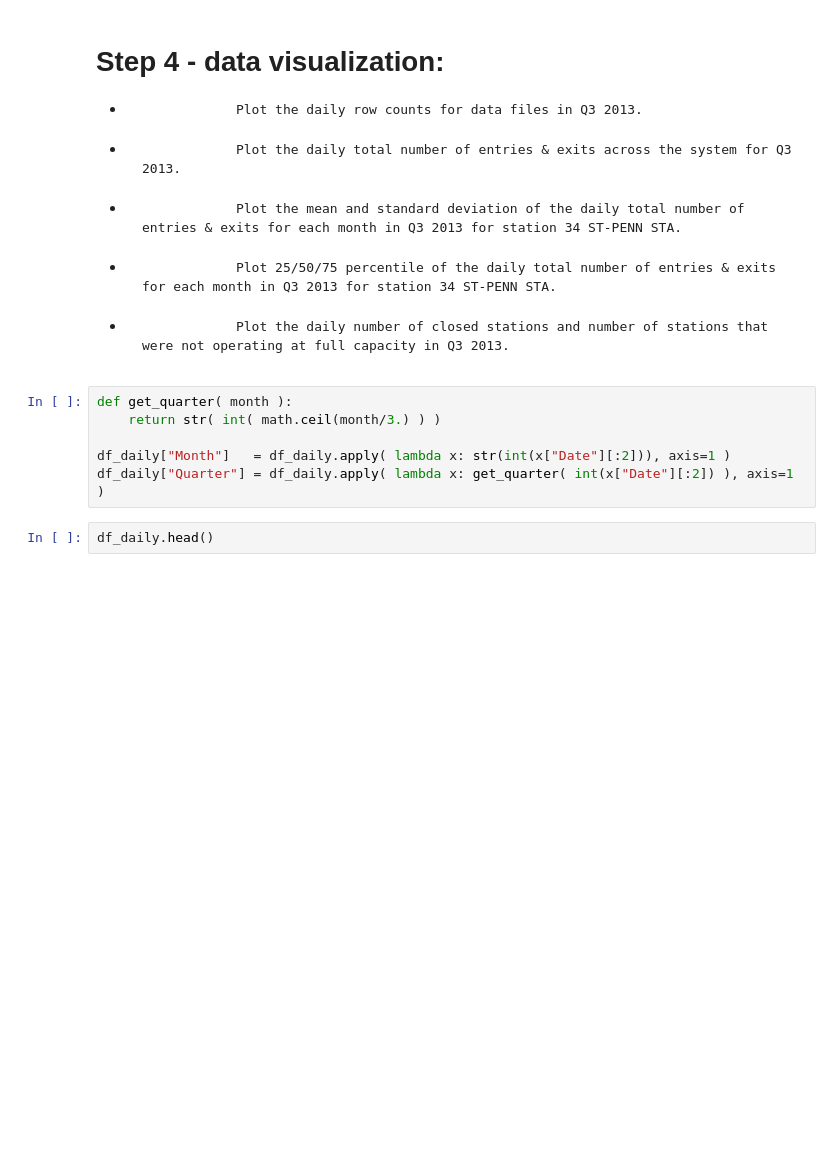
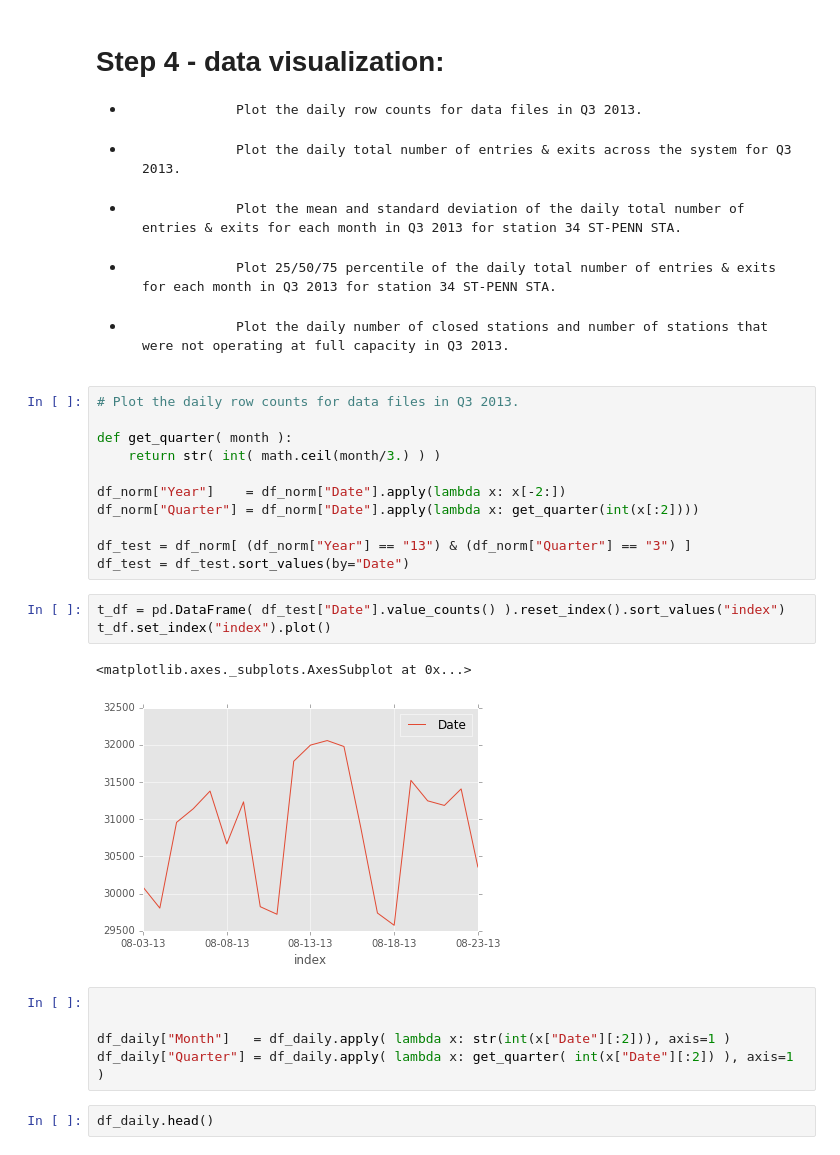
Before and after one commit to tinnyworm/Tinny, a Jupyter notebook: TS/TS Data Challange.ipynb, the cells around one changed output. Saved outputs shown, nothing was run; the diff lists cells and outputs as text; blank space fills up the shorter version.

Commit message:
visualization done

```diff
--- a/TS/TS Data Challange.ipynb
+++ b/TS/TS Data Challange.ipynb
@@ -445,9 +461,25 @@ closed[["Station","Date","DailyTraffic"]].head()
 -                 Plot the mean and standard deviation of the daily total number of entries & exits for each month in Q3 2013 for station 34 ST-PENN STA.
 -                 Plot 25/50/75 percentile of the daily total number of entries & exits for each month in Q3 2013 for station 34 ST-PENN STA.
 -                 Plot the daily number of closed stations and number of stations that were not operating at full capacity in Q3 2013.
+# %%
+# Plot the daily row counts for data files in Q3 2013.
+
+def get_quarter( month ):
+    return str( int( math.ceil(month/3.) ) )
+
+df_norm["Year"]    = df_norm["Date"].apply(lambda x: x[-2:])
+df_norm["Quarter"] = df_norm["Date"].apply(lambda x: get_quarter(int(x[:2])))
+
+df_test = df_norm[ (df_norm["Year"] == "13") & (df_norm["Quarter"] == "3") ]
+df_test = df_test.sort_values(by="Date")
+# %%
+t_df = pd.DataFrame( df_test["Date"].value_counts() ).reset_index().sort_values("index")
+t_df.set_index("index").plot()
+# %% [output]
+<matplotlib.axes._subplots.AxesSubplot at 0x...>
+[figure, added]
 # %%
-def get_quarter( month ):
-    return str( int( math.ceil(month/3.) ) )
+
 
 df_daily["Month"]   = df_daily.apply( lambda x: str(int(x["Date"][:2])), axis=1 )
 df_daily["Quarter"] = df_daily.apply( lambda x: get_quarter( int(x["Date"][:2]) ), axis=1 )
```
Also changed, not shown: parts of 17 cells of this notebook.
